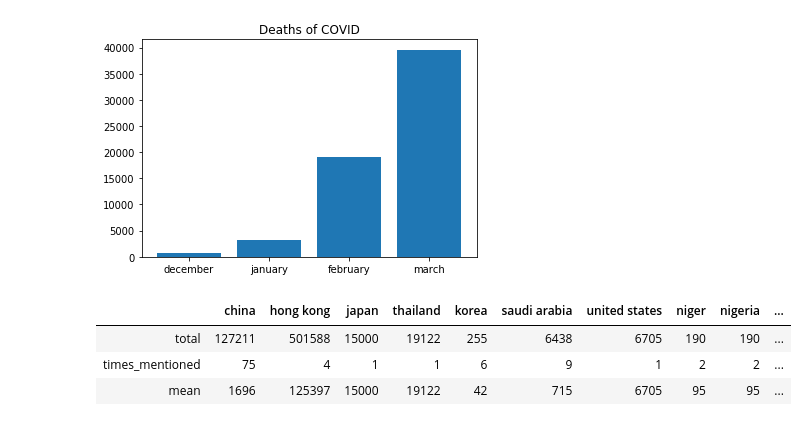
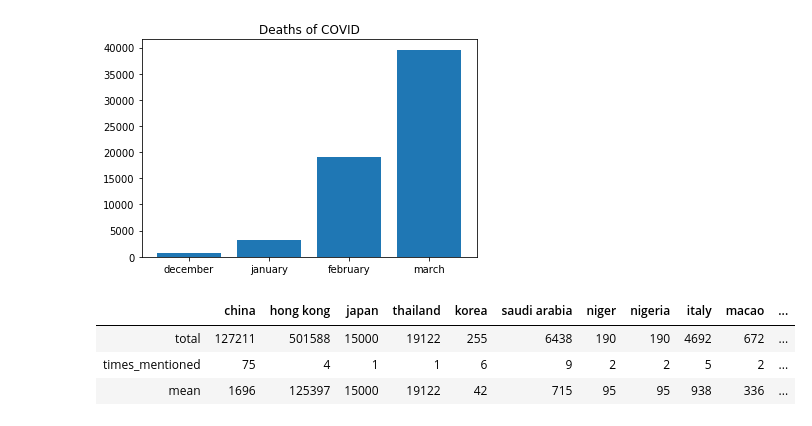
Before and after one commit to tableClothed/COVID-challenge, a Jupyter notebook: task8.ipynb, the cells around one changed output. Saved outputs shown, nothing was run; the diff lists cells and outputs as text; code cells hidden in the pictures.

```diff
--- a/task8.ipynb
+++ b/task8.ipynb
@@ -37,6 +35,7 @@ all_countries = [i.name.lower() for i in pycountry.countries]
 all_countries.append('korea')
 all_countries.append('usa')
 all_countries.append('uk')
+all_countries.append('britain')
 # %%
 geo_df = pd.DataFrame()
 
@@ -221,34 +220,40 @@ plt.show()
 # %%
 # data_for_cases = pd.DataFrame(0, index=np.arange(1),columns=months)
 data = pd.DataFrame(np.zeros((3, len(c))))
 data.columns = c
 data.index  = ['total', 'times_mentioned', 'mean']
 
 total = data.iloc[0]
 t_mentioned = data.iloc[1]
 mean = data.iloc[2]
 
 for i, row in deaths.iterrows():
     for country in c:
         if country in row['text']:
             d = 0
             for death in row['deaths']:
                 d += int(re.findall(r'[1-9][0-9]+', death)[0])
                 t_mentioned[country] += 1
-#                 add_pl = data_for_c.iloc[0]
-#                 print(add_pl)
             total[country] += d
 
-for country in c:
-    mean[country] = total[country] / t_mentioned[country]
+mean['usa'] += mean['united states']
+t_mentioned['usa'] += t_mentioned['united states']
 
-mean['united states'] += mean['u']
+# mean['uk'] += mean['britain']
+# t_mentioned['uk'] += t_mentioned['britain']
 
-# death_df
+# del data['britain']
+
+try:
+    for country in c:
+        mean[country] = total[country] / t_mentioned[country]
+except: pass
+
 data = data.dropna(axis=1).astype(np.int64)
+del data['united states']
 data
 # %% [output]
-|  | china | hong kong | japan | thailand | korea | saudi arabia | united states | niger | nigeria | ... |
-| total | 127211 | 501588 | 15000 | 19122 | 255 | 6438 | 6705 | 190 | 190 | ... |
-| times_mentioned | 75 | 4 | 1 | 1 | 6 | 9 | 1 | 2 | 2 | ... |
-| mean | 1696 | 125397 | 15000 | 19122 | 42 | 715 | 6705 | 95 | 95 | ... |
+|  | china | hong kong | japan | thailand | korea | saudi arabia | niger | nigeria | italy | macao | ... |
+| total | 127211 | 501588 | 15000 | 19122 | 255 | 6438 | 190 | 190 | 4692 | 672 | ... |
+| times_mentioned | 75 | 4 | 1 | 1 | 6 | 9 | 2 | 2 | 5 | 2 | ... |
+| mean | 1696 | 125397 | 15000 | 19122 | 42 | 715 | 95 | 95 | 938 | 336 | ... |
```
Also changed, not shown: parts of 6 cells of this notebook.
